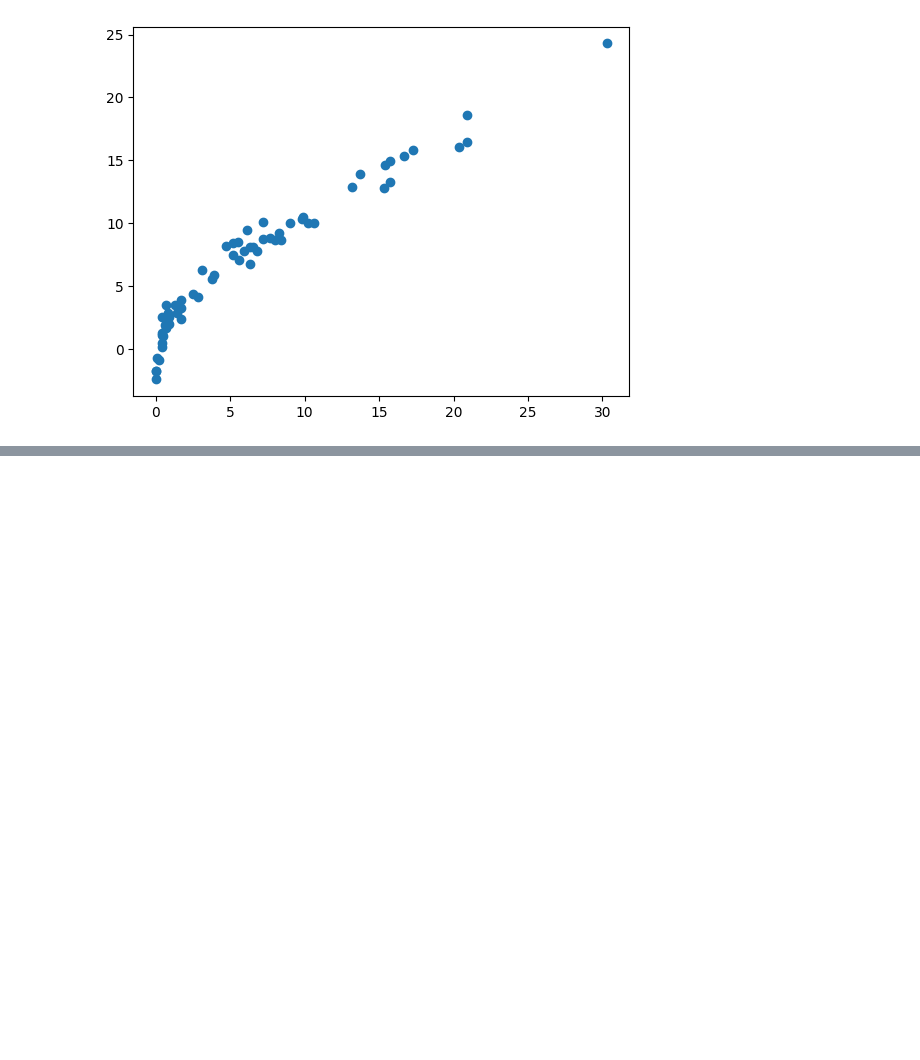
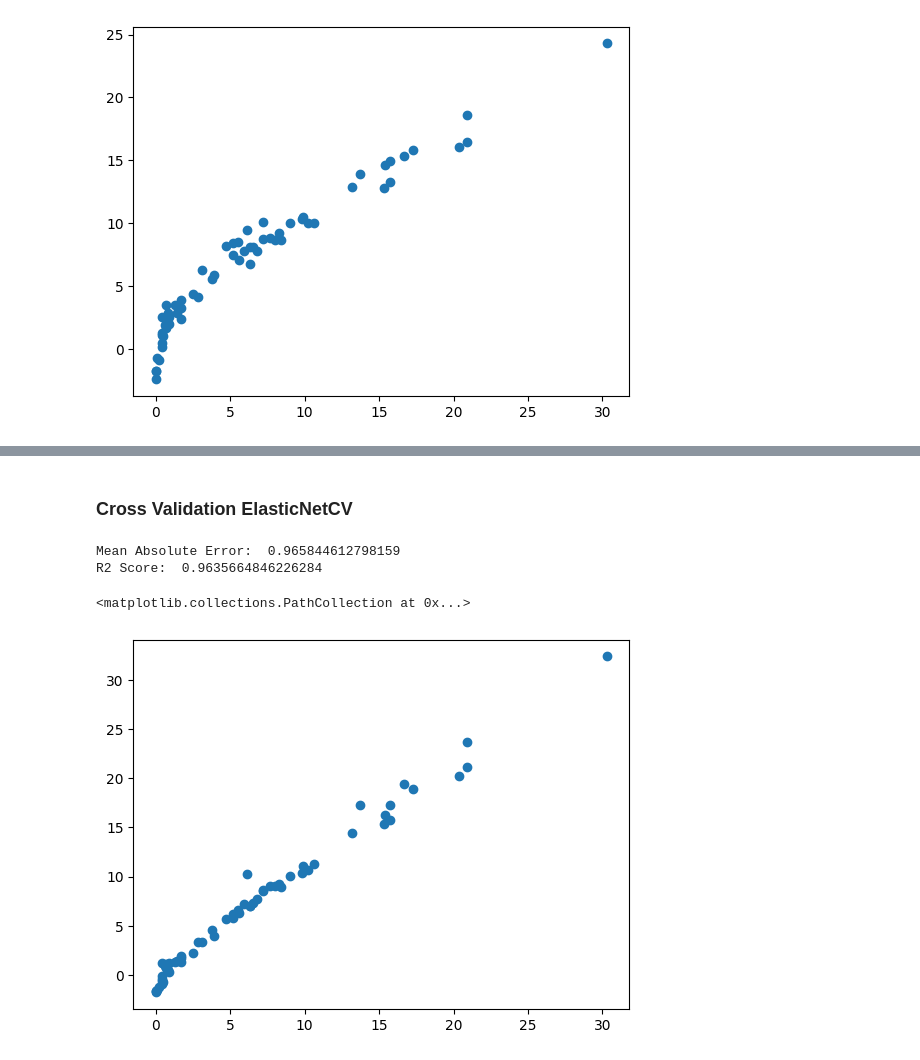
Before and after one commit to sainaakash/Data-Engineering-on-Algerian-Forest-Fire-Dataset, a Jupyter notebook: Model Training on Cleaned Dataset.ipynb, the cells around one changed output, grey strips where cells are left out. Saved outputs shown, nothing was run; the diff lists cells and outputs as text; code cells hidden in the pictures; blank space fills up the shorter version.

```diff
--- a/Model Training on Cleaned Dataset.ipynb
+++ b/Model Training on Cleaned Dataset.ipynb
@@ -275,0 +372,21 @@ plt.scatter(y_test, y_pred)
+# %% [markdown]
+### Cross Validation ElasticNetCV
+# %%
+from sklearn.linear_model import ElasticNetCV
+elasticNetCV = ElasticNetCV(cv=5)
+elasticNetCV.fit(X_train_scaled, y_train)
+y_pred = elasticNetCV.predict(X_test_scaled)
+
+mae = mean_absolute_error(y_test, y_pred)
+score = r2_score(y_test, y_pred)
+
+print("Mean Absolute Error: ", mae)
+print("R2 Score: ",score)
+# %% [output]
+Mean Absolute Error:  0.965844612798159
+R2 Score:  0.9635664846226284
+# %%
+plt.scatter(y_test, y_pred)
+# %% [output]
+<matplotlib.collections.PathCollection at 0x...>
+[figure, added]
```
Also changed, not shown: parts of 10 cells of this notebook.
